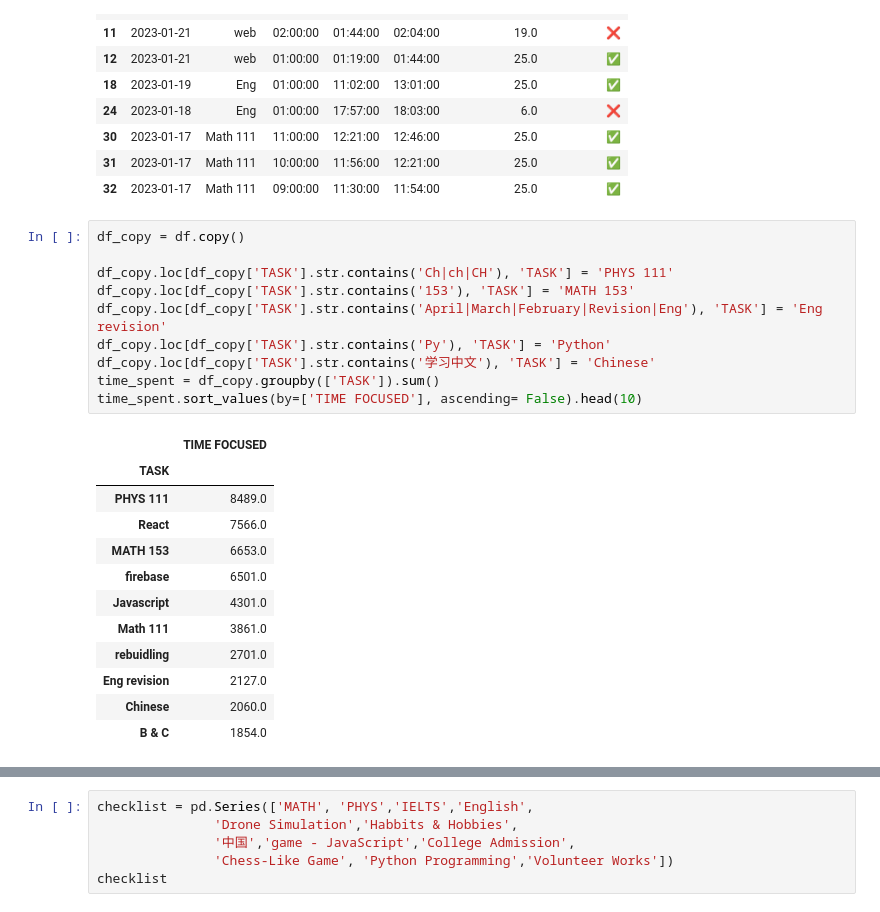
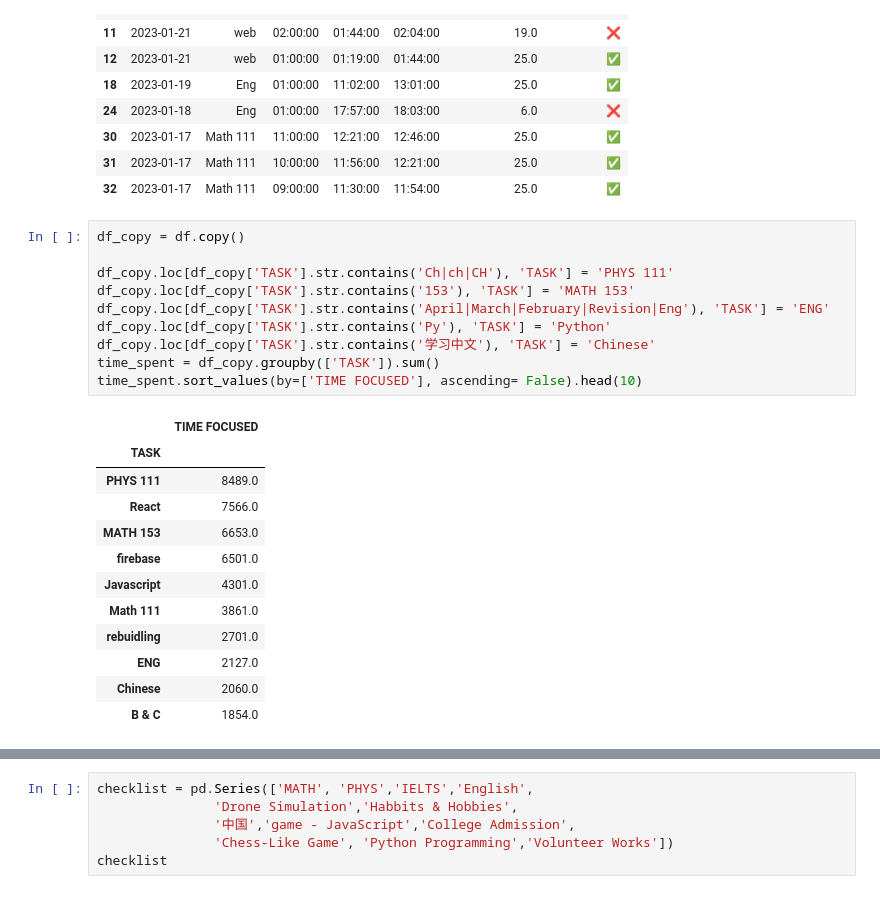
Before and after one commit to itszehrakaya/study-analysis, a Jupyter notebook: data_manipulation.ipynb, the cells around one changed output, grey strips where cells are left out. Drawn from its saved outputs; the diff is of its cells as text.

```diff
--- a/data_manipulation.ipynb
+++ b/data_manipulation.ipynb
@@ -84,23 +84,23 @@ df.head(10)
 # %%
 df_copy = df.copy()
 
 df_copy.loc[df_copy['TASK'].str.contains('Ch|ch|CH'), 'TASK'] = 'PHYS 111'
 df_copy.loc[df_copy['TASK'].str.contains('153'), 'TASK'] = 'MATH 153'
-df_copy.loc[df_copy['TASK'].str.contains('April|March|February|Revision|Eng'), 'TASK'] = 'Eng revision'
+df_copy.loc[df_copy['TASK'].str.contains('April|March|February|Revision|Eng'), 'TASK'] = 'ENG'
 df_copy.loc[df_copy['TASK'].str.contains('Py'), 'TASK'] = 'Python'
 df_copy.loc[df_copy['TASK'].str.contains('学习中文'), 'TASK'] = 'Chinese'
 time_spent = df_copy.groupby(['TASK']).sum()
 time_spent.sort_values(by=['TIME FOCUSED'], ascending= False).head(10)
 # %% [output]
 |  | TIME FOCUSED |
 | TASK |  |
 | PHYS 111 | 8489.0 |
 | React | 7566.0 |
 | MATH 153 | 6653.0 |
 | firebase | 6501.0 |
 | Javascript | 4301.0 |
 | Math 111 | 3861.0 |
 | rebuidling | 2701.0 |
-| Eng revision | 2127.0 |
+| ENG | 2127.0 |
 | Chinese | 2060.0 |
 | B & C | 1854.0 |
```
Also changed, not shown: parts of 5 cells of this notebook, 3 other files.
